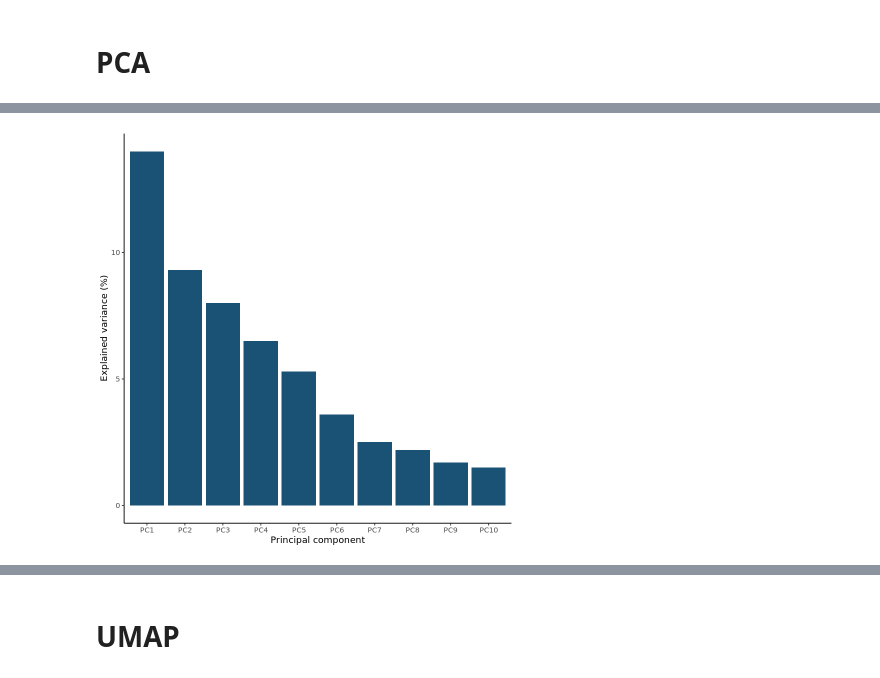
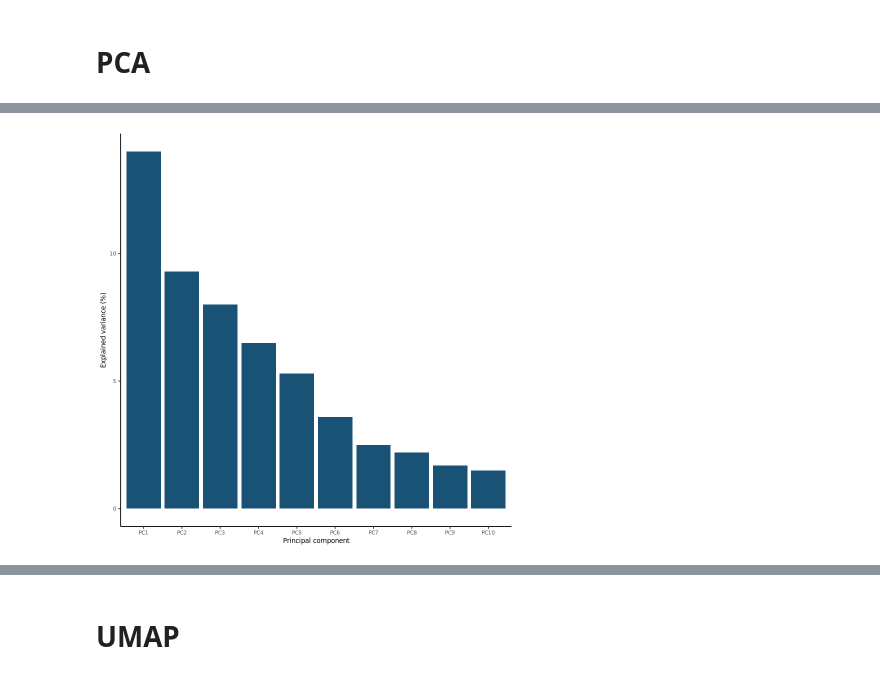
Before and after one commit to fogg-lab/characterizing-ecm-transcriptome-of-endometriosis, a Jupyter notebook: figures/TCGA_overview_vis.ipynb, the cells around one changed output, grey strips where cells are left out. Saved outputs shown, nothing was run; the diff lists cells and outputs as text; code cells hidden in the pictures.

```diff
--- a/figures/TCGA_overview_vis.ipynb
+++ b/figures/TCGA_overview_vis.ipynb
@@ -71,9 +89,11 @@ cols(
 )
 i Use `spec()` for the full column specifications.
 # %%
-text_size <- 11
+# text_size <- 11
+text_size <- 8
 guide_size <- 1
-family <- "arial"
+# family <- "arial"
+family <- "ArialMT"
 dpi <- 320
 hm_ht <- 5
 hm_wd <- 6
@@ -273,3 +334,6 @@ ggsave(paste0(dirs$figures_dir, "/TCGA_overview/pan_heatmap.png"), as.ggplot(pan
 # %%
 pan_pca_ls <- get_pca_results(pan_counts_df[, -1], pan_coldata_df)
 gyn_pca_ls <- get_pca_results(gyn_counts_df[, -1], gyn_coldata_df)
+# %%
+n_pcs <- 10
+scree_df <- head(pan_pca_ls$var, n_pcs)
@@ -276,17 +356,18 @@ gyn_pca_ls <- get_pca_results(gyn_counts_df[, -1], gyn_coldata_df)
 # %%
-n_pcs <- 10
-ggplot(head(pan_pca_ls$var, n_pcs)) +
-    aes(x = factor(pc, levels = c(head(pan_pca_ls$var, n_pcs)$pc)), y = pct_var) +
+# ggplot(head(pan_pca_ls$var, n_pcs)) +
+#     aes(x = factor(pc, levels = c(head(pan_pca_ls$var, n_pcs)$pc)), y = pct_var) +
+ggplot(scree_df, aes(x = factor(pc, levels = pc), , y = pct_var)) +
     geom_bar(stat = "identity", fill = "#1A5276") +
     theme_classic() +
     theme(
         text = element_text(size = text_size, family = family),
     ) +
     xlab("Principal component") +
     ylab("Explained variance (%)")
-ggsave(filename = paste0(dirs$figures_dir, "/TCGA_overview/pan_screeplot.png"), last_plot(), height = scree_ht, width = scree_wd, dpi = dpi)
+screeplot <- last_plot()
+ggsave(filename = paste0(dirs$figures_dir, "/TCGA_overview/pan_screeplot.png"), screeplot, height = scree_ht, width = scree_wd, dpi = dpi)
 # %% [output]
-[figure, old version]
+[figure, new version]
 # %%
 pca_scatter(
     pan_pca_ls$res, "PC1", "PC2", pan_pca_ls$var[1, ]$pct_var, pan_pca_ls$var[2, ]$pct_var,
```
Also changed, not shown: parts of 15 cells of this notebook, 3 other files.
